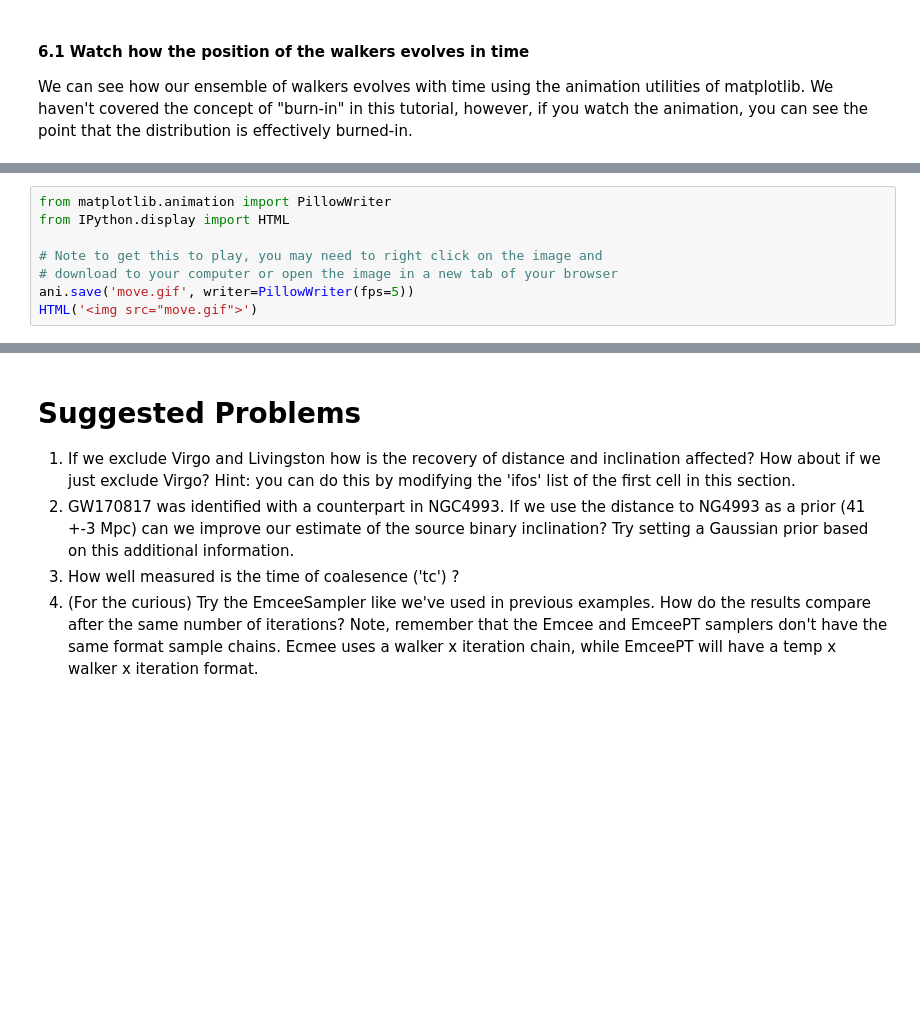
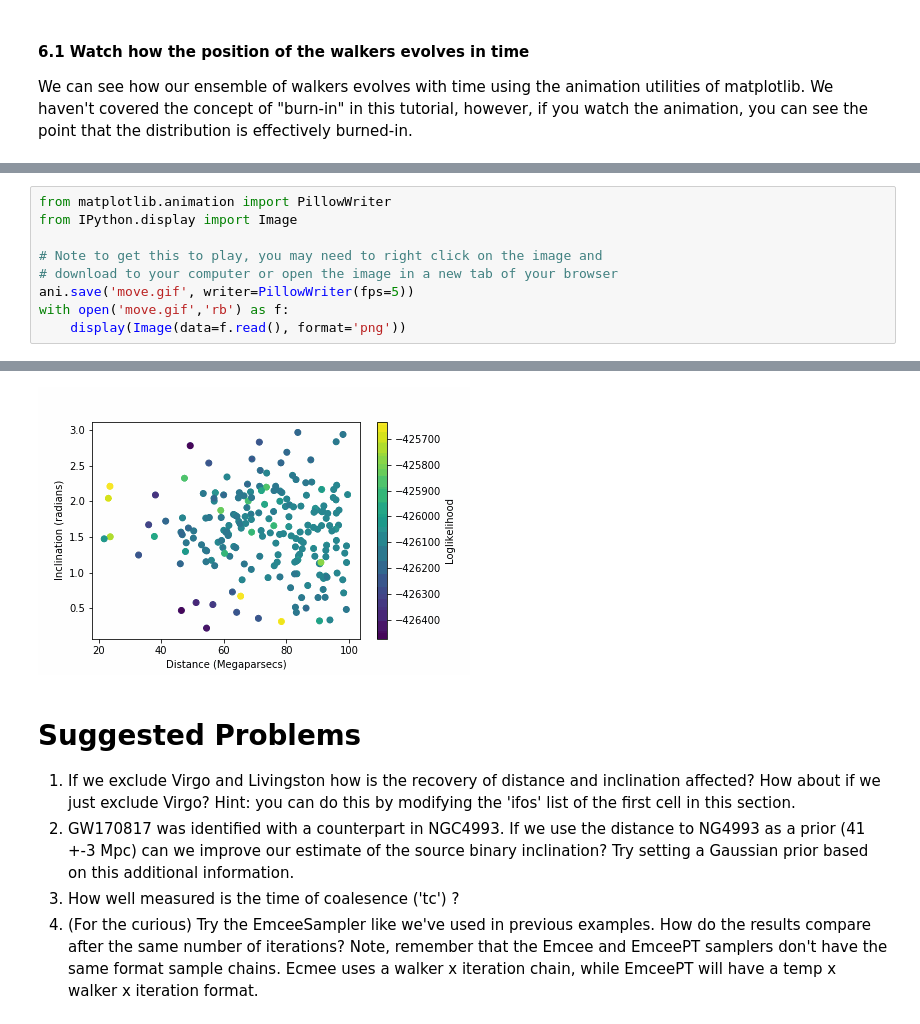
Before and after one commit to gwastro/PyCBC-Tutorials, a Jupyter notebook: tutorial/inference_1_ModelsAndPEByHand.ipynb, the cells around one changed output, grey strips where cells are left out. Saved outputs shown, nothing was run; the diff lists cells and outputs as text; blank space fills up the shorter version.

```diff
--- a/tutorial/inference_1_ModelsAndPEByHand.ipynb
+++ b/tutorial/inference_1_ModelsAndPEByHand.ipynb
@@ -511,9 +511,10 @@ ani = animation.FuncAnimation(fig, animate, frames=nsamples,
 # %%
 from matplotlib.animation import PillowWriter
-from IPython.display import HTML
+from IPython.display import Image
 
 # Note to get this to play, you may need to right click on the image and
 # download to your computer or open the image in a new tab of your browser
 ani.save('move.gif', writer=PillowWriter(fps=5))
-HTML('<img src="move.gif">')
+with open('move.gif','rb') as f:
+    display(Image(data=f.read(), format='png'))
 # %% [output]
@@ -521,3 +521,4 @@ HTML('<img src="move.gif">')
+[figure, added]
 # %% [markdown]
 #  Suggested Problems ###
 
```
Also changed, not shown: parts of 11 cells of this notebook.
